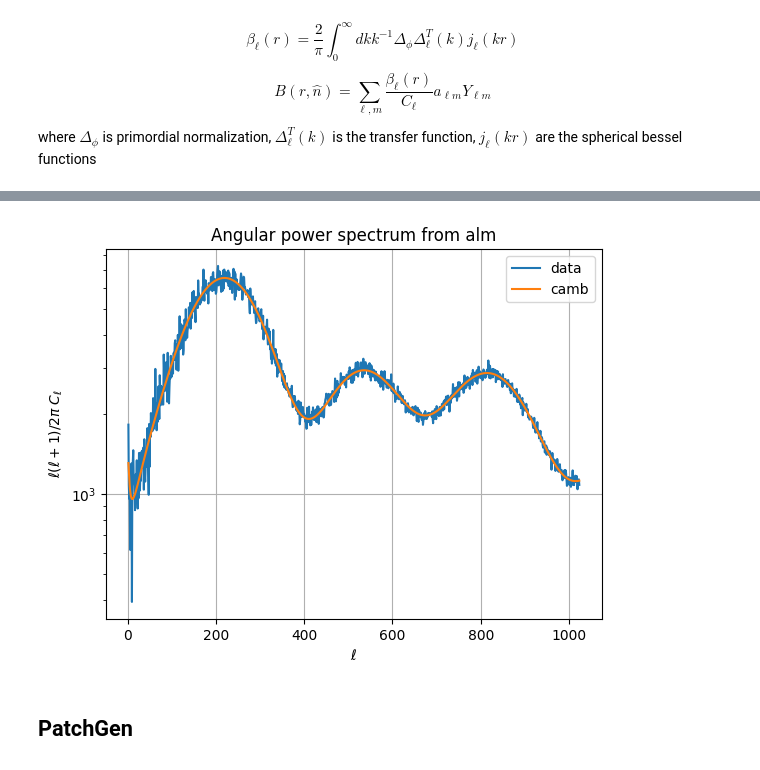
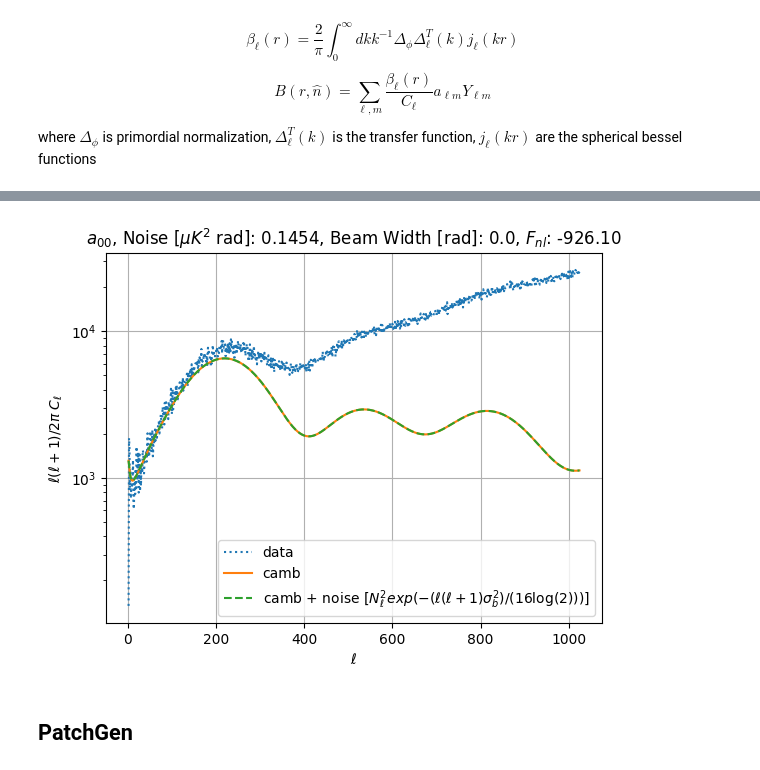
Before and after one commit to JBrandonS/MLPNG, a Jupyter notebook: simulator.ipynb, the cells around one changed output, grey strips where cells are left out. Saved outputs shown, nothing was run; the diff lists cells and outputs as text; code cells hidden in the pictures.

Commit message:
Fixed core imports, small cleanups.

```diff
--- a/simulator.ipynb
+++ b/simulator.ipynb
@@ -34,14 +38,6 @@ logging.getLogger("matplotlib").setLevel(logging.WARNING)
 # %% [markdown]
 ## Setup
 # %%
-s = Core(
-    [
-        "settings/planck.json",
-        "--nsims",
-        "1",
-        "--narray",
-        "1",
-    ]
-)
+s = Core(["settings/planck.json", "--nsims", "1", "--narray", "1", "--beam_width", "0"])
 s.is_main_job = True  # fix an issue with missing slurm job array
 # %% [output]
@@ -162,13 +175,16 @@ $$\beta_\ell(r)=\frac{2}{\pi} \int_0^\infty dk k^{-1} \Delta_\phi \Delta_\ell^T(
 $$B(r, \hat{n}) = \sum_{\ell,m} \frac{\beta_\ell (r)}{C_\ell} a_{\ell m} Y_{\ell m}$$
 where $\Delta_\phi$ is primordial normalization, $\Delta_\ell^T(k)$ is the transfer function, $j_\ell(k r)$ are the spherical bessel functions
 # %%
-# Get our alms
-logger.info("Starting gaussian Alm generation")
 alm_l = np.array(
     [s.data.compute_alm_sim(s.lensing) for _ in range(s.nsims)],
     dtype=s.c_dtype,
 )
-
-alm_ng = generate_almngs(s, alm_l)
 fnls = s.rng.uniform(s.fnl_min, s.fnl_max + 1, s.fnl_shape)
+alm_ng = generate_alm_ng(s, alm_l)
+alms = alm_l + fnls * alm_ng
+# if s.noise:
+#     for i, j in s.sim_pol:
+#         hp.almxfl(alms[i, j], s.beam_ell[j], inplace=True)
+#         alms[i, j] += hp.synalm(s.noise_ell[j], lmax=s.lmax, new=True)
+alms = remove_mono_dipole(alms)
 # %% [output]
@@ -186,9 +192,0 @@ fnls = s.rng.uniform(s.fnl_min, s.fnl_max + 1, s.fnl_shape)
-# %%
-alms = alm_l + fnls * alm_ng
-
-if s.noise:
-    for i, j in s.sim_pol:
-        hp.almxfl(alms[i, j], s.beam_ell[j] ** -1, inplace=True)
-        alms[i, j] += hp.synalm(s.noise_ell[j], lmax=s.lmax, new=True)
-
-alms = remove_mono_dipole(alms)
@@ -195,10 +208,18 @@ alms = remove_mono_dipole(alms)
 # %%
 i, j = s.rng.integers(s.nsims), s.rng.integers(s.npol)
 
-plot_cl_alm(alms[i, j], plot_camb=True, c_ells=s.c_ells)
+plot_cl_alm(
+    alms[i, j],
+    title=f"$a_{{{i}{j}}}$, Noise [$\\mu K^2$ rad]: {s.noise_scale_tt:.4f}, Beam Width [rad]: {s.beam_width}, $F_{{nl}}$: {fnls[i, j][0]:.2f}",
+    plot_camb=True,
+    c_ells=s.c_ells,
+    camb_noise=True,
+    noise=s.noise_ell[0],
+    beam_width=s.beam_width,
+)
 # %% [output]
 [interactive output not drawn]
-[figure, old version]
+[figure, new version]
 # %% [markdown]
 ## PatchGen
 # %%
```
Also changed, not shown: parts of 10 cells of this notebook, 5 other files.
